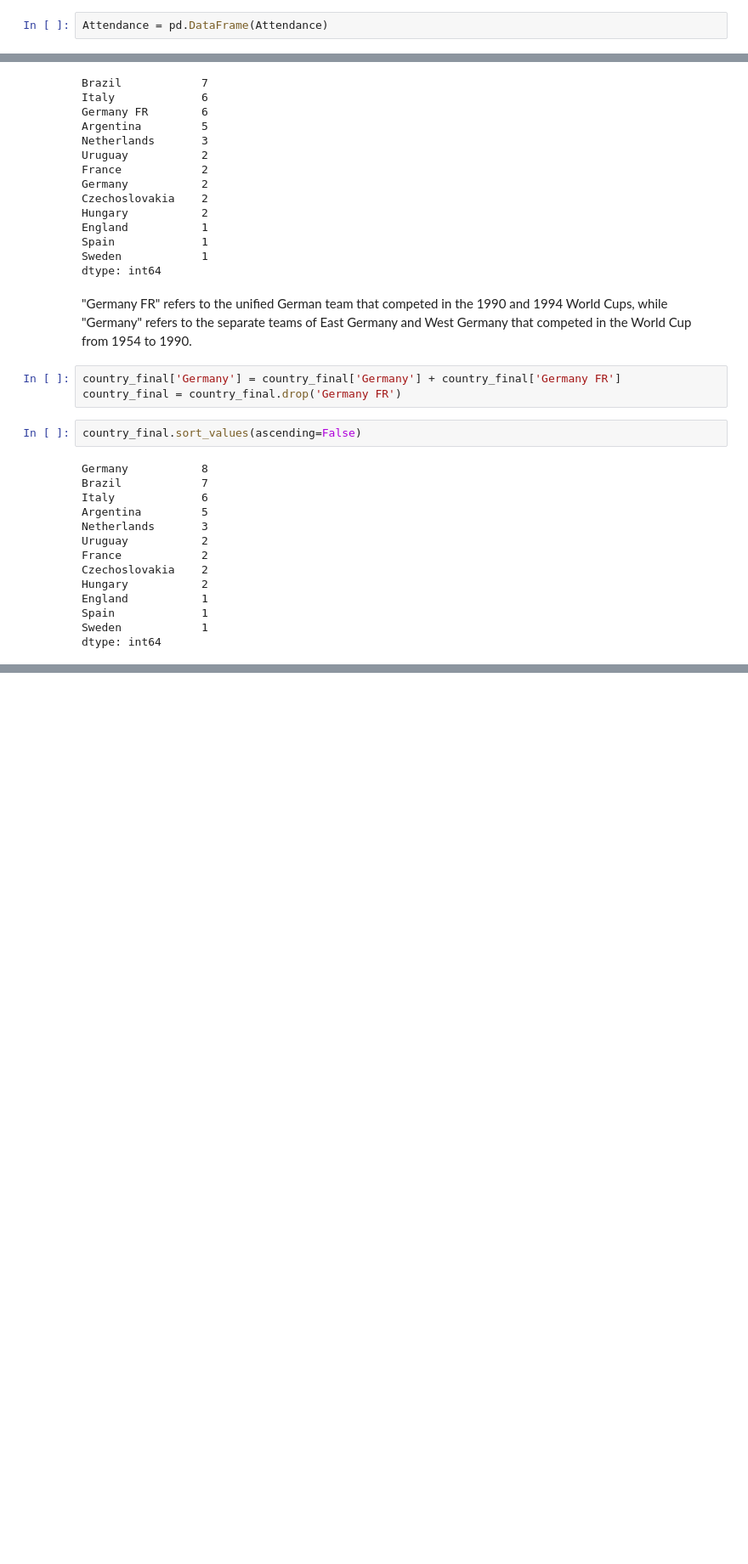
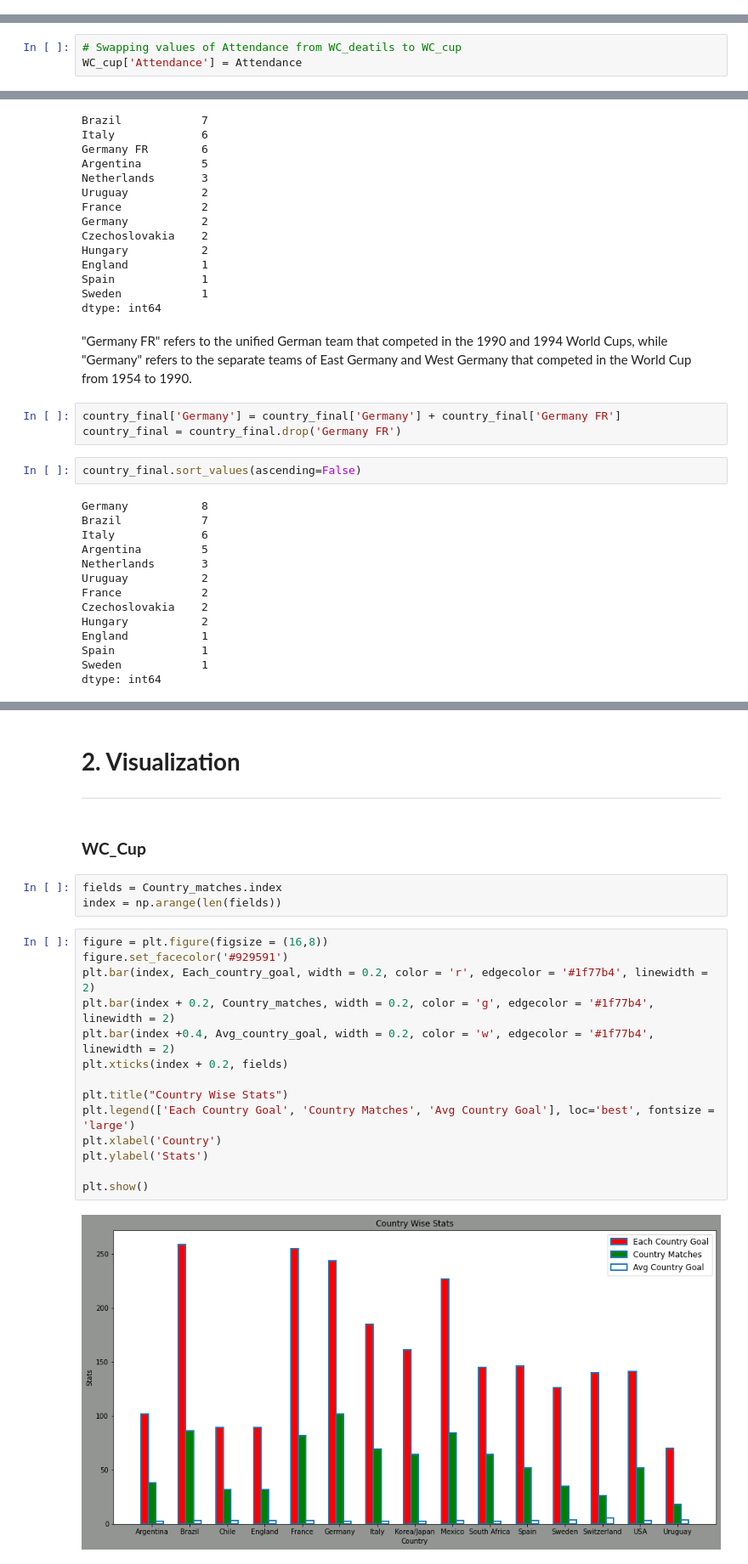
Before and after one commit to Heisnamba/Potfolio, a Jupyter notebook: FIFA_WC_.ipynb, the cells around one changed output, grey strips where cells are left out. Shown: that part at 85% size. Saved outputs shown, nothing was run; the diff lists cells and outputs as text; blank space fills up the shorter version.

```diff
--- a/FIFA_WC_.ipynb
+++ b/FIFA_WC_.ipynb
@@ -192,5 +192,3 @@ Attendance
  84490.0,
  74738.0,
  74738.0]
-# %%
-Attendance = pd.DataFrame(Attendance)
@@ -216,0 +195,3 @@ Attendance
+# %%
+# Swapping values of Attendance from WC_deatils to WC_cup
+WC_cup['Attendance'] = Attendance
@@ -358,0 +605,25 @@ dtype: int64
+# %% [markdown]
+# **2. Visualization**
+
+---
+# %% [markdown]
+### **WC_Cup**
+# %%
+fields = Country_matches.index
+index = np.arange(len(fields))
+# %%
+figure = plt.figure(figsize = (16,8))
+figure.set_facecolor('#929591')
+plt.bar(index, Each_country_goal, width = 0.2, color = 'r', edgecolor = '#1f77b4', linewidth = 2)
+plt.bar(index + 0.2, Country_matches, width = 0.2, color = 'g', edgecolor = '#1f77b4', linewidth = 2)
+plt.bar(index +0.4, Avg_country_goal, width = 0.2, color = 'w', edgecolor = '#1f77b4', linewidth = 2)
+plt.xticks(index + 0.2, fields)
+
+plt.title("Country Wise Stats")
+plt.legend(['Each Country Goal', 'Country Matches', 'Avg Country Goal'], loc='best', fontsize = 'large')
+plt.xlabel('Country')
+plt.ylabel('Stats')
+
+plt.show()
+# %% [output]
+[figure, added]
```
Also changed, not shown: parts of 52 cells of this notebook.
